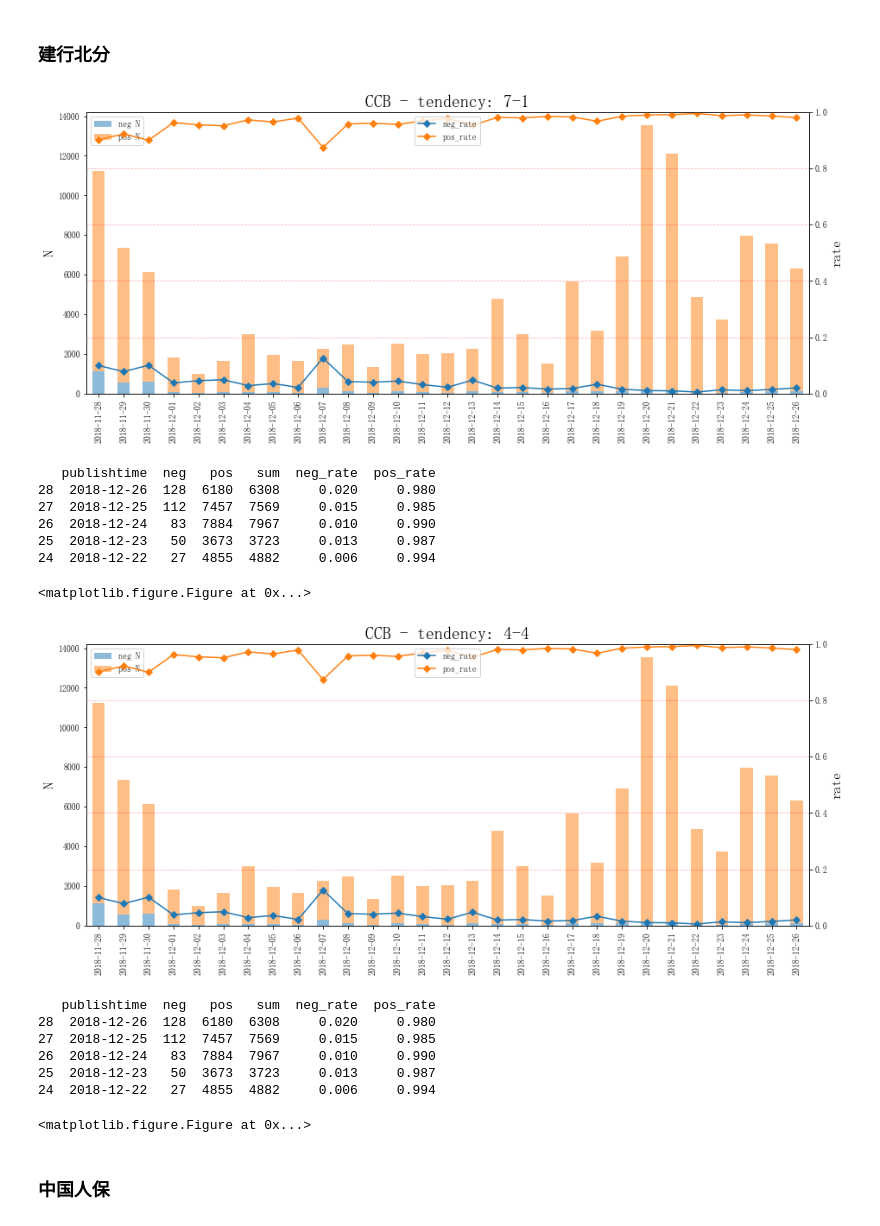
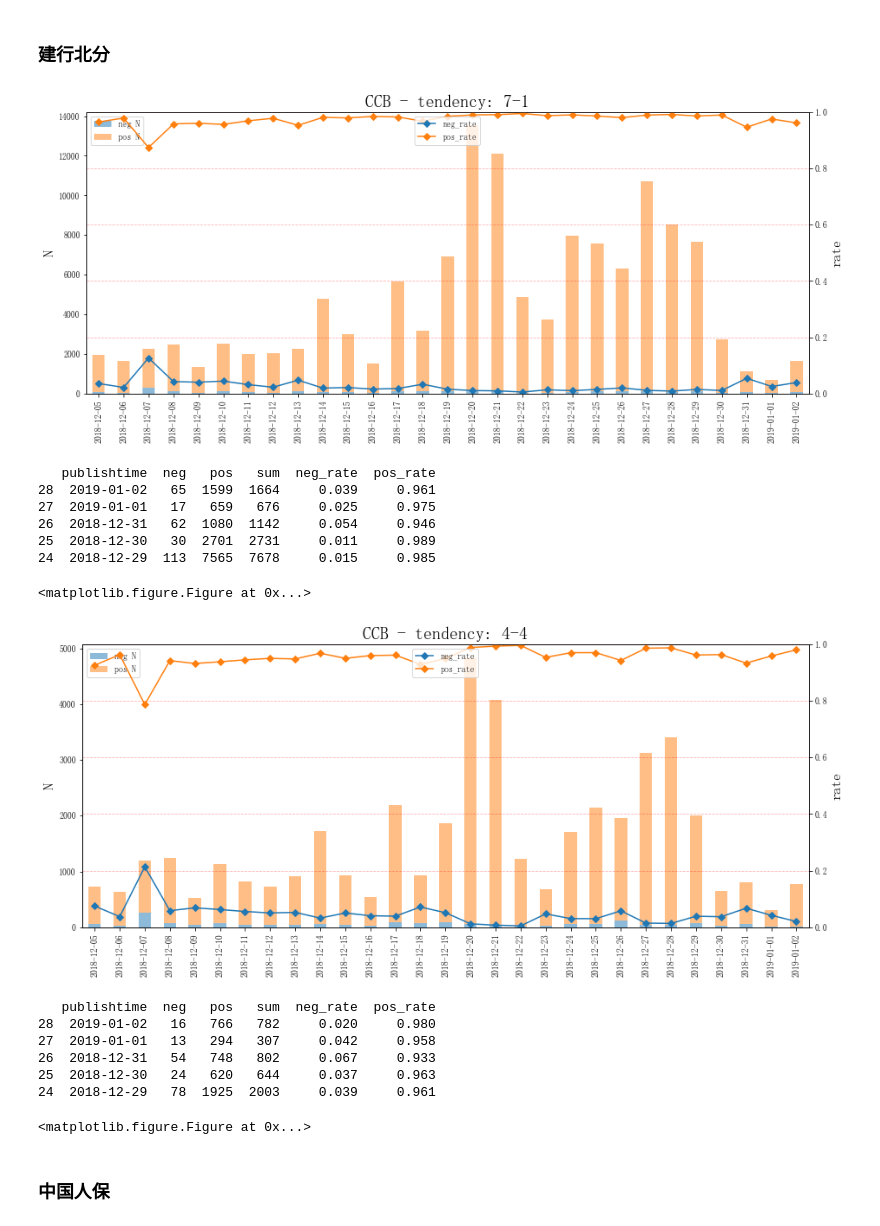
Before and after one commit to xuhuanyunxiao/jupyter-notebook, a Jupyter notebook: proj_train_test/add_and_warn_4.ipynb, the cells around one changed output. Drawn from its saved outputs; the diff is of its cells as text; code cells hidden in the pictures.

```diff
--- a/proj_train_test/add_and_warn_4.ipynb
+++ b/proj_train_test/add_and_warn_4.ipynb
@@ -1183,7 +1183,7 @@ end_day： 2018-12-26
 for t in range(6, 7):
     print('获取 %s 的数据 -------'%(proj_name_dict[t]))
     for day in day_list:
-        filename = 'statistics_result/mysql_daily_count_by_condition/%s_%s_mysql_stat.xlsx'%(proj_name_dict[t], day)
+        filename = 'result/statistics_result/mysql_daily_count_by_condition/%s_%s_mysql_stat.xlsx'%(proj_name_dict[t], day)
         if os.path.exists(filename):
             print('   已存在：', filename)
         else :
@@ -1239,7 +1239,7 @@ cbirc_count_all = pd.DataFrame()
 for t in range(6, 7):
 #     print('获取 %s 的数据 -------'%(proj_name_dict[t]))
     for day in day_list:
-        filename = 'statistics_result/mysql_daily_count_by_condition/%s_%s_mysql_stat.xlsx'%(proj_name_dict[t], day)
+        filename = 'result/statistics_result/mysql_daily_count_by_condition/%s_%s_mysql_stat.xlsx'%(proj_name_dict[t], day)
         if os.path.exists(filename):
             cbirc_count_type = pd.read_excel(filename)
             cbirc_count_all = pd.concat([cbirc_count_all, cbirc_count_type], axis = 0)
@@ -1514,7 +1514,7 @@ end_day： 2018-12-26
 for t in range(1, 6):
     print('获取 %s 的数据 -------'%(proj_name_dict[t]))
     for day in day_list:
-        filename = 'statistics_result/mysql_daily_count_by_condition/%s_%s_mysql_stat.xlsx'%(proj_name_dict[t], day)
+        filename = 'result/statistics_result/mysql_daily_count_by_condition/%s_%s_mysql_stat.xlsx'%(proj_name_dict[t], day)
         if os.path.exists(filename):
             print('   已存在：', filename)
         else :
@@ -1570,7 +1570,7 @@ cbirc_count_all = pd.DataFrame()
 for t in range(1, 6):
     print('获取 %s 的数据 -------'%(proj_name_dict[t]))
     for day in day_list:
-        filename = 'statistics_result/mysql_daily_count_by_condition/%s_%s_mysql_stat.xlsx'%(proj_name_dict[t], day)
+        filename = 'result/statistics_result/mysql_daily_count_by_condition/%s_%s_mysql_stat.xlsx'%(proj_name_dict[t], day)
         if os.path.exists(filename):
             cbirc_count_type = pd.read_excel(filename)
             cbirc_count_all = pd.concat([cbirc_count_all, cbirc_count_type], axis = 0)
@@ -2136,25 +2122,25 @@ plot_tend(tend_count_4[tend_count_4['type'] == '中国人寿'].drop('type', axis
 plot_tend(tend_count[(tend_count['type'] == '建行北分')&(tend_count['tendency'] != 1)].drop('type', axis = 1),
           cbirc_day_thing, "CCB - tendency: 7-1")
 # %% [output]
-[figure, old version]
+[figure, new version]
    publishtime  neg   pos   sum  neg_rate  pos_rate
-28  2018-12-26  128  6180  6308     0.020     0.980
-27  2018-12-25  112  7457  7569     0.015     0.985
-26  2018-12-24   83  7884  7967     0.010     0.990
-25  2018-12-23   50  3673  3723     0.013     0.987
-24  2018-12-22   27  4855  4882     0.006     0.994
+28  2019-01-02   65  1599  1664     0.039     0.961
+27  2019-01-01   17   659   676     0.025     0.975
+26  2018-12-31   62  1080  1142     0.054     0.946
+25  2018-12-30   30  2701  2731     0.011     0.989
+24  2018-12-29  113  7565  7678     0.015     0.985
 <matplotlib.figure.Figure at 0x...>
 # %%
-plot_tend(tend_count[(tend_count['type'] == '建行北分')&(tend_count['tendency'] != 1)].drop('type', axis = 1),
+plot_tend(tend_count_4[(tend_count_4['type'] == '建行北分')&(tend_count_4['tendency'] != 1)].drop('type', axis = 1),
           cbirc_day_thing, "CCB - tendency: 4-4")
 # %% [output]
-[figure, old version]
+[figure, new version]
    publishtime  neg   pos   sum  neg_rate  pos_rate
-28  2018-12-26  128  6180  6308     0.020     0.980
-27  2018-12-25  112  7457  7569     0.015     0.985
-26  2018-12-24   83  7884  7967     0.010     0.990
-25  2018-12-23   50  3673  3723     0.013     0.987
-24  2018-12-22   27  4855  4882     0.006     0.994
+28  2019-01-02   16   766   782     0.020     0.980
+27  2019-01-01   13   294   307     0.042     0.958
+26  2018-12-31   54   748   802     0.067     0.933
+25  2018-12-30   24   620   644     0.037     0.963
+24  2018-12-29   78  1925  2003     0.039     0.961
 <matplotlib.figure.Figure at 0x...>
 # %% [markdown]
 ### 中国人保
```
Also changed, not shown: parts of 90 cells of this notebook, 24 other files.
